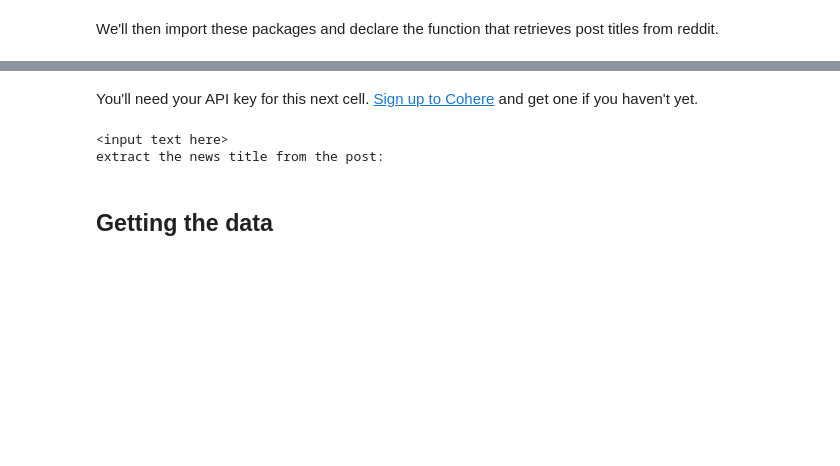
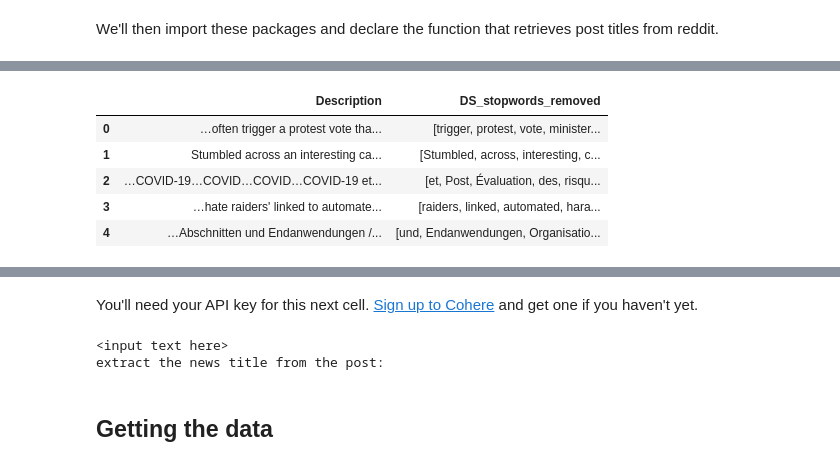
Before and after one commit to MohammedEsamaldin/Prompt-Engineering, a Jupyter notebook: notebooks/Entity_Extrcation_with_Generative_Language_Models.ipynb, the cells around one changed output, grey strips where cells are left out. Drawn from its saved outputs; the diff is of its cells as text; code cells hidden in the pictures; blank space fills up the shorter version.

```diff
--- a/notebooks/Entity_Extrcation_with_Generative_Language_Models.ipynb
+++ b/notebooks/Entity_Extrcation_with_Generative_Language_Models.ipynb
@@ -33,0 +83,23 @@ FileNotFoundError: [Errno 2] No such file or directory: './data/Example_data.xls
+# %%
+def remove_stopwords(tokenized_column):
+    """Return a list of tokens with English stopwords removed.
+
+    Args:
+        column: Pandas dataframe column of tokenized data from tokenize()
+
+    Returns:
+        tokens (list): Tokenized list with stopwords removed.
+
+    """
+    stops = set(stopwords.words("english"))
+    return [word for word in tokenized_column if not word in stops]
+# %%
+df['DS_stopwords_removed'] = df.apply(lambda x: remove_stopwords(x['tokenized_Description']), axis=1)
+df[['Description', 'DS_stopwords_removed']].head()
+# %% [output]
+|  | Description | DS_stopwords_removed |
+| 0 | …often trigger a protest vote tha... | [trigger, protest, vote, minister... |
+| 1 | Stumbled across an interesting ca... | [Stumbled, across, interesting, c... |
+| 2 | …COVID-19…COVID…COVID…COVID-19 et... | [et, Post, Évaluation, des, risqu... |
+| 3 | …hate raiders' linked to automate... | [raiders, linked, automated, hara... |
+| 4 | …Abschnitten und Endanwendungen /... | [und, Endanwendungen, Organisatio... |
```
Also changed, not shown: parts of 22 cells of this notebook.
